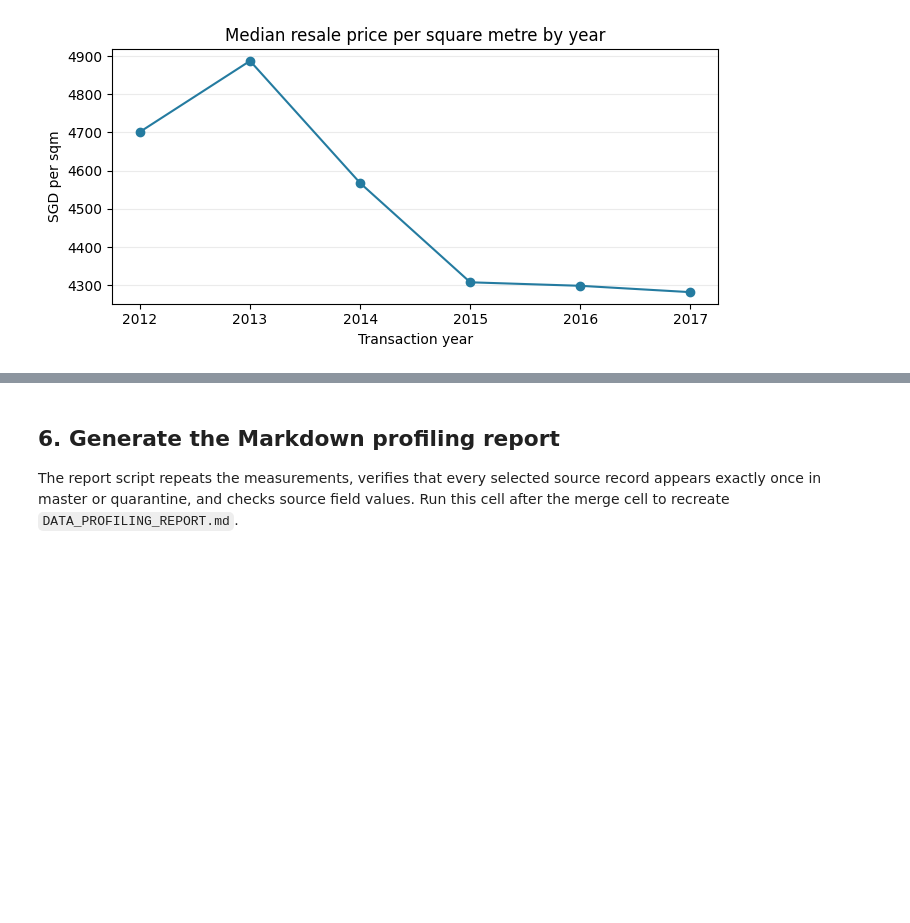
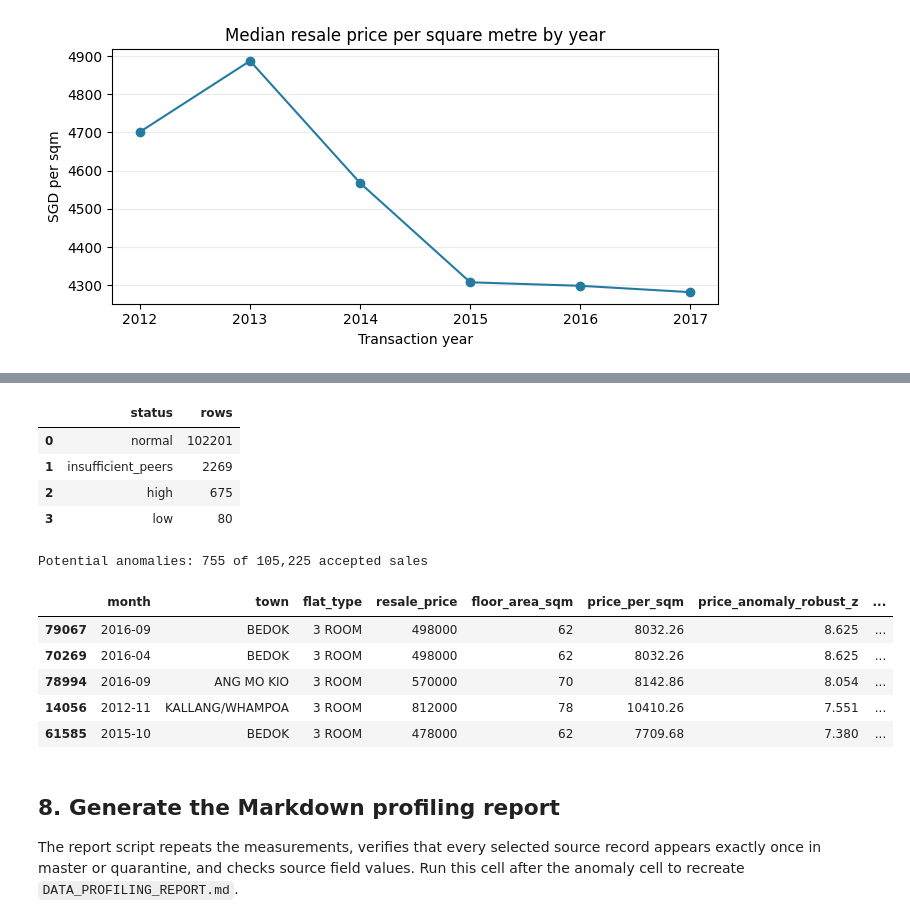
Before and after one commit to tyx8099/HDB_THA, a Jupyter notebook: part1_data_pipeline/notebooks/01_eda.ipynb, the cells around one changed output, grey strips where cells are left out. Drawn from its saved outputs; the diff is of its cells as text; code cells hidden in the pictures; blank space fills up the shorter version.

Commit message:
Add lease calculation and resale price anomaly profiling

```diff
--- a/part1_data_pipeline/notebooks/01_eda.ipynb
+++ b/part1_data_pipeline/notebooks/01_eda.ipynb
@@ -244,0 +292,16 @@ plt.show()
+# %%
+from lease import build_cleaned
+
+cleaned_path = part1 / "data" / "cleaned" / "resale_cleaned_2012_2017.csv"
+cleaned_count = build_cleaned(master_path, cleaned_path)
+cleaned = pd.read_csv(cleaned_path, dtype="string", keep_default_na=False)
+assert cleaned_count == len(master) == len(cleaned)
+lease_years = cleaned["remaining_lease_2027_years"].astype(int)
+lease_months = cleaned["remaining_lease_2027_months"].astype(int)
+print(f"Cleaned records: {cleaned_count:,}")
+print(f"Remaining lease: {lease_years.min()}–{lease_years.max()} years")
+print(f"Records with nonzero calculated months: {lease_months.ne(0).sum():,}")
+examples = pd.concat([cleaned.loc[cleaned["remaining_lease"].eq("")].head(1),
+                      cleaned.loc[cleaned["remaining_lease"].ne("")].head(1)])
+display(examples[["month", "lease_commence_date", "remaining_lease",
+                  "remaining_lease_2027"]])
@@ -245,7 +319,32 @@ plt.show()
+# %%
+from price_anomalies import flag_prices
+
+cleaned = flag_prices(cleaned_path)
+status_counts = cleaned["price_anomaly_status"].value_counts().rename_axis("status").reset_index(name="rows")
+display(status_counts)
+print(f"Potential anomalies: {cleaned['price_anomaly_flag'].eq('true').sum():,} of {len(cleaned):,} accepted sales")
+display(cleaned.loc[cleaned["price_anomaly_flag"].eq("true"),
+                    ["month", "town", "flat_type", "resale_price", "floor_area_sqm",
+                     "price_per_sqm", "price_anomaly_robust_z", "price_anomaly_status"]]
+        .sort_values("price_anomaly_robust_z", key=lambda s: pd.to_numeric(s), ascending=False)
+        .head(5))
+# %% [output]
+|  | status | rows |
+| 0 | normal | 102201 |
+| 1 | insufficient_peers | 2269 |
+| 2 | high | 675 |
+| 3 | low | 80 |
+Potential anomalies: 755 of 105,225 accepted sales
+|  | month | town | flat_type | resale_price | floor_area_sqm | price_per_sqm | price_anomaly_robust_z | ... |
+| 79067 | 2016-09 | BEDOK | 3 ROOM | 498000 | 62 | 8032.26 | 8.625 | ... |
+| 70269 | 2016-04 | BEDOK | 3 ROOM | 498000 | 62 | 8032.26 | 8.625 | ... |
+| 78994 | 2016-09 | ANG MO KIO | 3 ROOM | 570000 | 70 | 8142.86 | 8.054 | ... |
+| 14056 | 2012-11 | KALLANG/WHAMPOA | 3 ROOM | 812000 | 78 | 10410.26 | 7.551 | ... |
+| 61585 | 2015-10 | BEDOK | 3 ROOM | 478000 | 62 | 7709.68 | 7.380 | ... |
 # %% [markdown]
-## 6. Generate the Markdown profiling report
+## 8. Generate the Markdown profiling report
 
-The report script repeats the measurements, verifies that every selected source record appears exactly once in master or quarantine, and checks source field values. Run this cell after the merge cell to recreate `DATA_PROFILING_REPORT.md`.
+The report script repeats the measurements, verifies that every selected source record appears exactly once in master or quarantine, and checks source field values. Run this cell after the anomaly cell to recreate `DATA_PROFILING_REPORT.md`.
 # %%
 import subprocess
 
```
Also changed, not shown: parts of 8 cells of this notebook, 7 other files.
